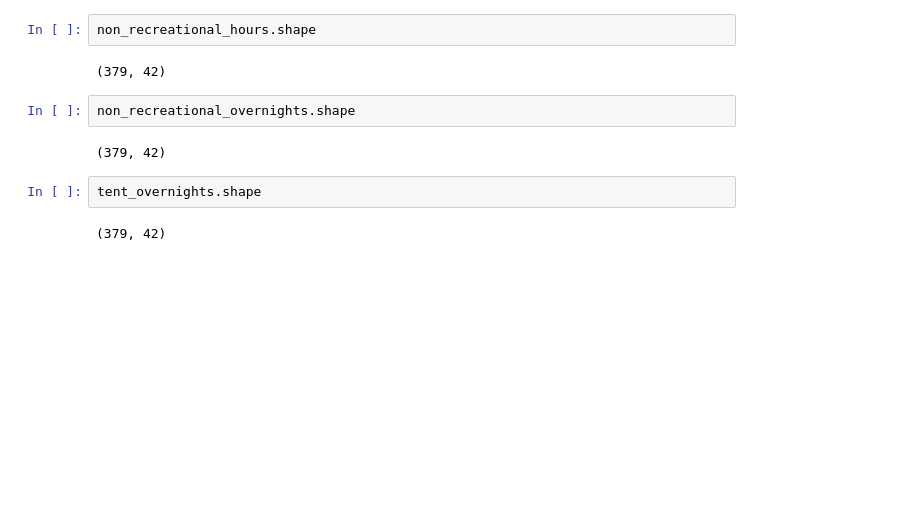
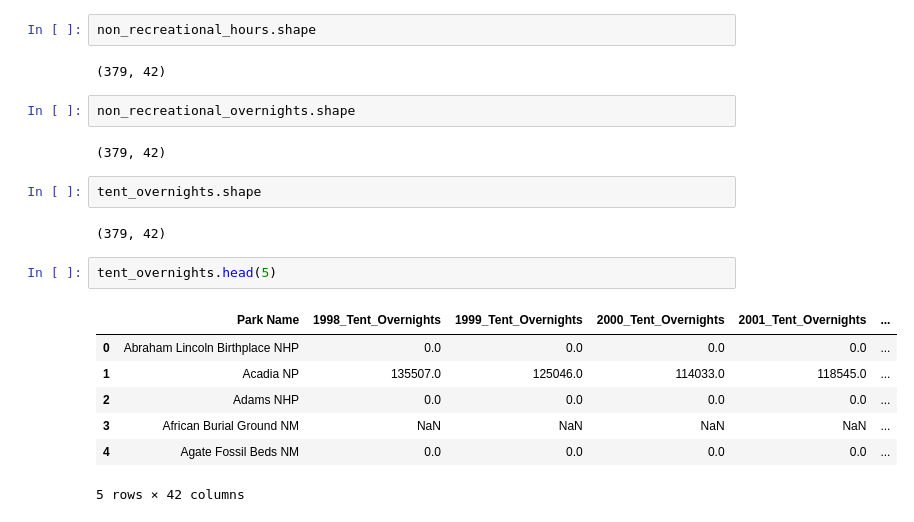
Before and after one commit to sameerabalay/NationalParkAnalysis, a Jupyter notebook: src/DataLoadsFromReports.ipynb, the cells around one changed output. Drawn from its saved outputs; the diff is of its cells as text; blank space fills up the shorter version.

```diff
--- a/src/DataLoadsFromReports.ipynb
+++ b/src/DataLoadsFromReports.ipynb
@@ -344,3 +351,13 @@ non_recreational_overnights.shape
 tent_overnights.shape
 # %% [output]
 (379, 42)
+# %%
+tent_overnights.head(5)
+# %% [output]
+|  | Park Name | 1998_Tent_Overnights | 1999_Tent_Overnights | 2000_Tent_Overnights | 2001_Tent_Overnights | ... |
+| 0 | Abraham Lincoln Birthplace NHP | 0.0 | 0.0 | 0.0 | 0.0 | ... |
+| 1 | Acadia NP | 135507.0 | 125046.0 | 114033.0 | 118545.0 | ... |
+| 2 | Adams NHP | 0.0 | 0.0 | 0.0 | 0.0 | ... |
+| 3 | African Burial Ground NM | NaN | NaN | NaN | NaN | ... |
+| 4 | Agate Fossil Beds NM | 0.0 | 0.0 | 0.0 | 0.0 | ... |
+5 rows × 42 columns
```
Also changed, not shown: parts of 21 cells of this notebook, 3 other files.
